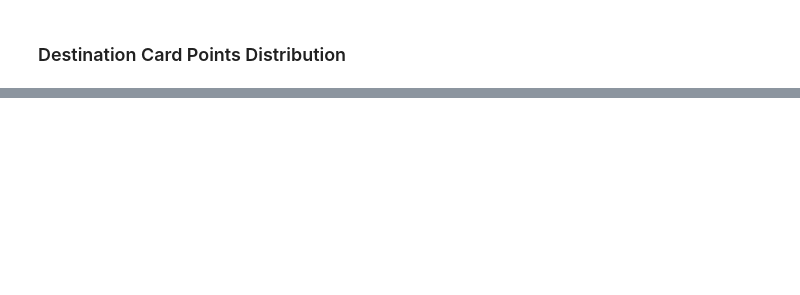
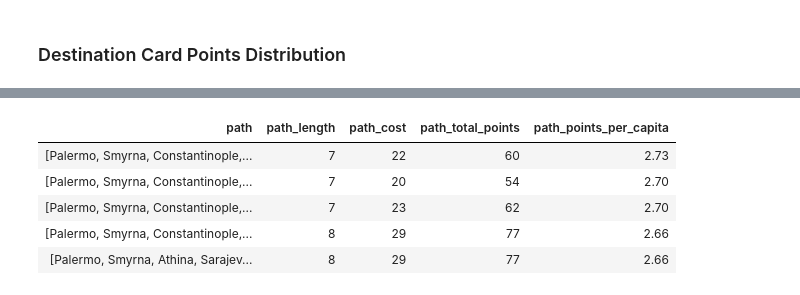
Before and after one commit to genielab/network_analysis_ticket_to_ride, a Jupyter notebook: pynb/ttr_analysis.ipynb, the cells around one changed output, grey strips where cells are left out. Drawn from its saved outputs; the diff is of its cells as text; code cells hidden in the pictures; blank space fills up the shorter version.

```diff
--- a/pynb/ttr_analysis.ipynb
+++ b/pynb/ttr_analysis.ipynb
@@ -321,23 +569,31 @@ destinations_df.sort_values(['sp_total_points'],ascending=False).head(10)
 # %%
 # compare alternate paths between given cities
 temp = list()
 u = 'Palermo'
 v = 'Moskva'
 cutoff = nx.shortest_path_length(G, u, v) + 2
 paths = alternate_scoring_paths_with_cutoff(G, u, v, cutoff)
 for p in paths:
     length1 = len(p)
     cost1 = distance_of_path(G, p)
-    points1 = int(destinations_df[(destinations_df['source']==u) & (destinations_df['destination']==v)]['card_points'])
+    points1 = int(sp_df[(sp_df['source']==u) & (sp_df['destination']==v)]['card_points'])
     points2 = points_of_path(G, p)
     total_points = points1 + points2
     per_capita=round(total_points/cost1,2)
     temp.append((p,length1,cost1,total_points,per_capita))
 
 temp_df = pd.DataFrame.from_records(temp,columns=['path','path_length','path_cost','path_total_points','path_points_per_capita'])
 del temp
 
-temp_df.sort_values(['path_points_per_capita'],ascending=False).head(5)
+# temp_df.sort_values(['path_points_per_capita'],ascending=False).head(5)
+display(HTML(temp_df.sort_values(['path_points_per_capita'],ascending=False).head(5).to_html(index=False)))
+# %% [output]
+| path | path_length | path_cost | path_total_points | path_points_per_capita |
+| [Palermo, Smyrna, Constantinople,... | 7 | 22 | 60 | 2.73 |
+| [Palermo, Smyrna, Constantinople,... | 7 | 20 | 54 | 2.70 |
+| [Palermo, Smyrna, Constantinople,... | 7 | 23 | 62 | 2.70 |
+| [Palermo, Smyrna, Constantinople,... | 8 | 29 | 77 | 2.66 |
+| [Palermo, Smyrna, Athina, Sarajev... | 8 | 29 | 77 | 2.66 |
 # %%
 #histogram of all points for all alternate paths
 
```
Also changed, not shown: parts of 48 cells of this notebook, 3 other files.
